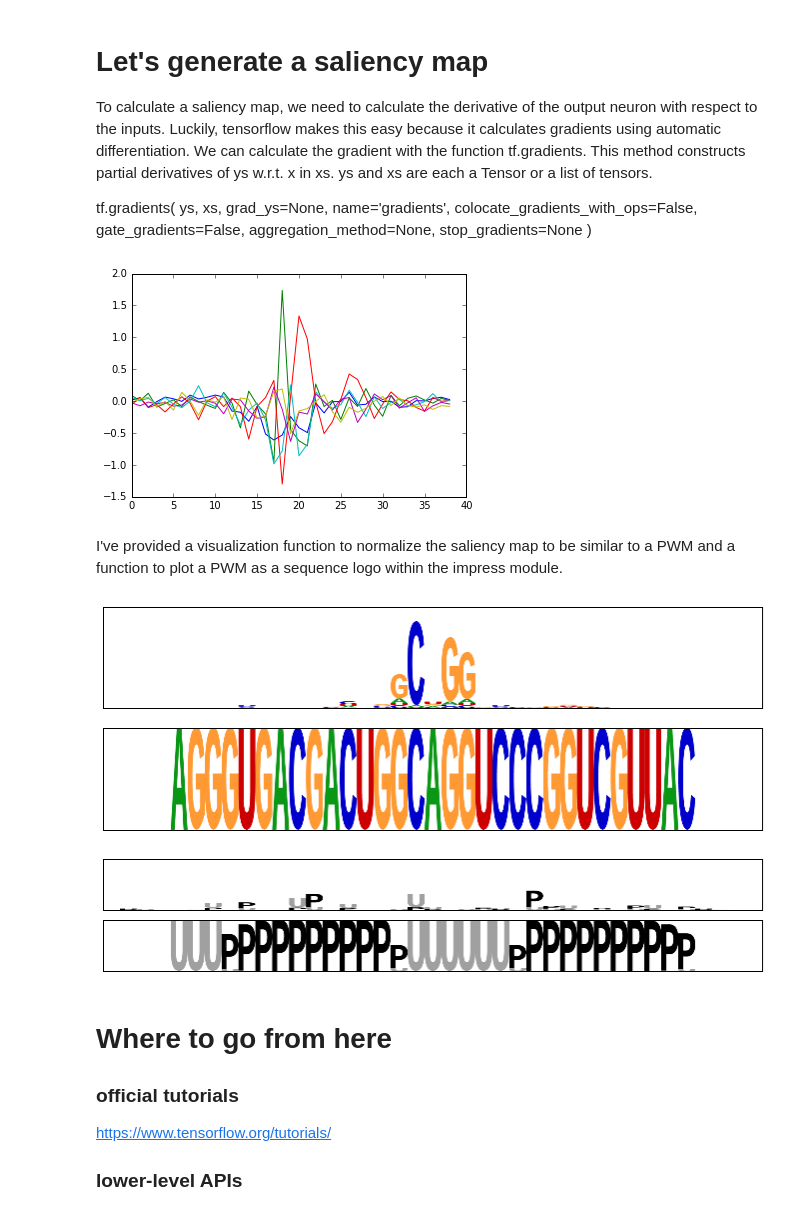
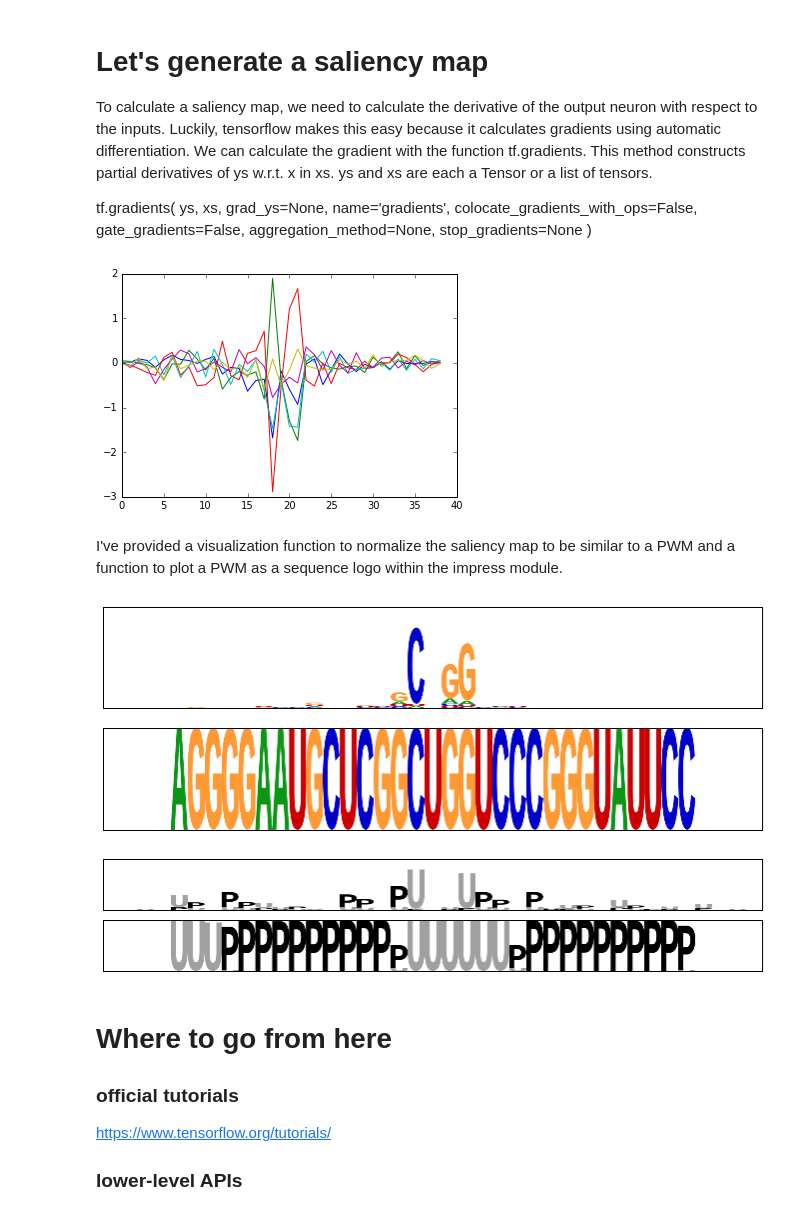
Before and after one commit to p-koo/tensorflow_tutorial_genomics, a Jupyter notebook: tutorials_tensorflow/Notebook_CNN_RNAcompete.ipynb, the cells around one changed output. Cells and saved outputs as stored; diff of their text form; code cells hidden in the pictures.

```diff
--- a/tutorials_tensorflow/Notebook_CNN_RNAcompete.ipynb
+++ b/tutorials_tensorflow/Notebook_CNN_RNAcompete.ipynb
@@ -370,22 +370,22 @@ tf.gradients(
 # %%
 # let's get the highest predicted sequence
 max_index = np.argsort(test_predict[:,0])[::-1]
 
 # get sequence
-index = 0
+index = 1
 X = np.expand_dims(X_test[max_index[index]], axis=0)
 
 # calculate the gradients to the inputs
 grad_to_inputs = tf.gradients(predictions, inputs)
 
 # run the session to calculate the saliency map for a given sequence X
 backprop_saliency = sess.run(grad_to_inputs, feed_dict={inputs: X,
                                                         keep_prob_conv: 1.0,
                                                         keep_prob_dense: 1.0})
 
 plt.plot(np.squeeze(backprop_saliency[0]));
 # %% [output]
-[figure, old version]
+[figure, new version]
 # %% [markdown]
 I've provided a visualization function to normalize the saliency map to be similar to a PWM and a function to plot a PWM as a sequence logo within the impress module.
 # %%
@@ -430,8 +430,8 @@ plt.imshow(seq)
 plt.xticks([]);
 plt.yticks([]);
 # %% [output]
-[figure, old version]
+[figure, new version]
-[figure, old version]
+[figure, new version]
 # %% [markdown]
 # Where to go from here
 
```
Also changed, not shown: parts of 4 cells of this notebook, 23 other files.
